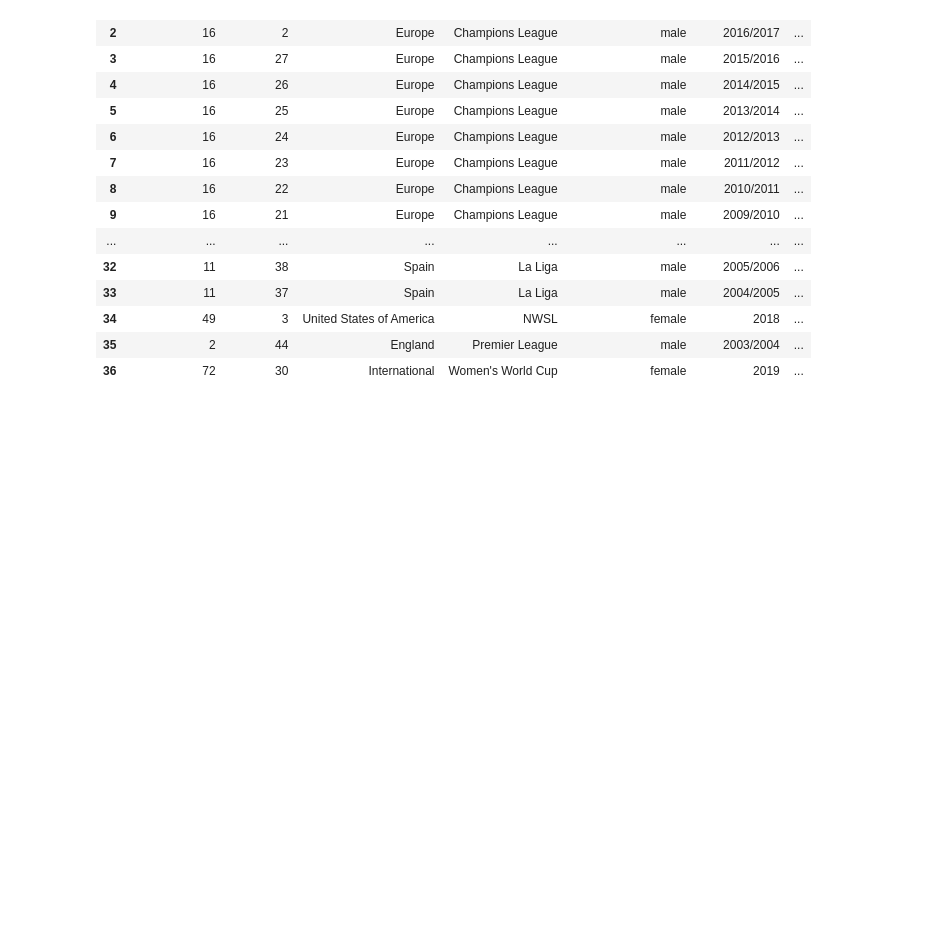
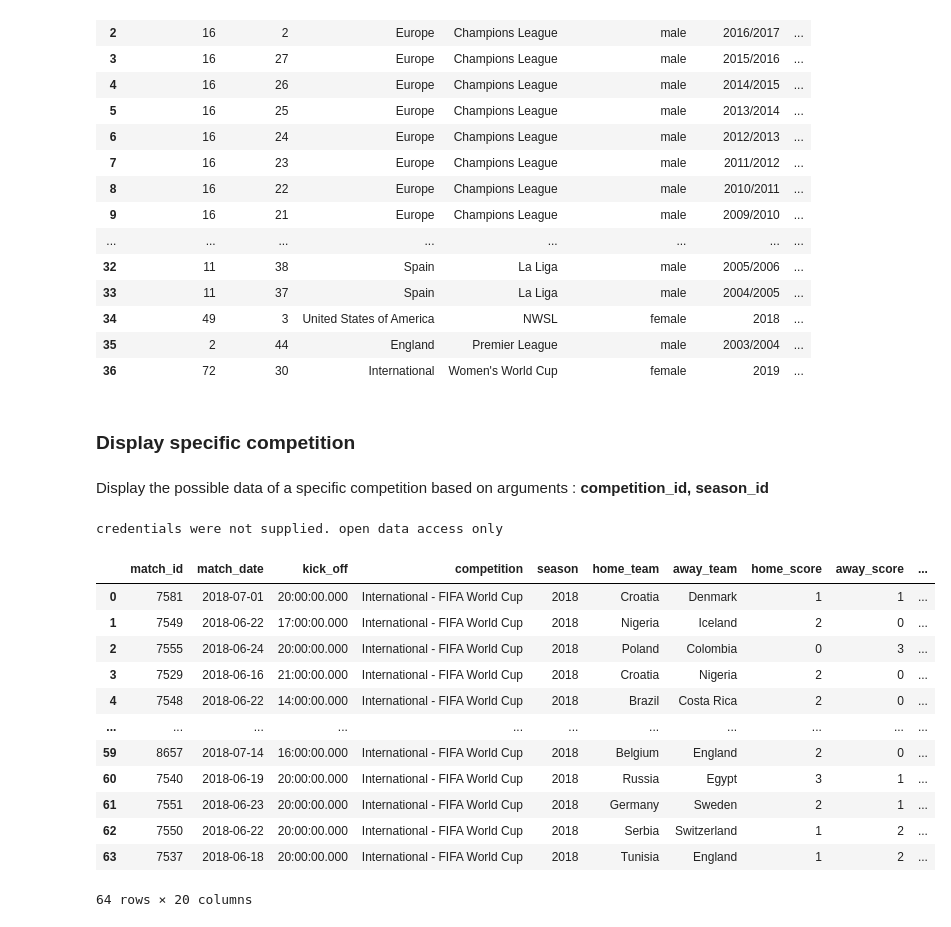
Before and after one commit to chikoungoun/Football, a Jupyter notebook: StatsBomb/Statsbomb API tuto.ipynb, the cells around one changed output. Saved outputs shown, nothing was run; the diff lists cells and outputs as text; code cells hidden in the pictures; blank space fills up the shorter version.

Commit message:
display a specific competition

```diff
--- a/StatsBomb/Statsbomb API tuto.ipynb
+++ b/StatsBomb/Statsbomb API tuto.ipynb
@@ -25,3 +25,24 @@ credentials were not supplied. open data access only
 | 34 | 49 | 3 | United States of America | NWSL | female | 2018 | ... |
 | 35 | 2 | 44 | England | Premier League | male | 2003/2004 | ... |
 | 36 | 72 | 30 | International | Women's World Cup | female | 2019 | ... |
+# %% [markdown]
+### Display specific competition
+# %% [markdown]
+Display the possible data of a specific competition based on arguments : **competition_id, season_id**
+# %%
+sb.matches(competition_id=43,season_id=3)
+# %% [output]
+credentials were not supplied. open data access only
+|  | match_id | match_date | kick_off | competition | season | home_team | away_team | home_score | away_score | ... |
+| 0 | 7581 | 2018-07-01 | 20:00:00.000 | International - FIFA World Cup | 2018 | Croatia | Denmark | 1 | 1 | ... |
+| 1 | 7549 | 2018-06-22 | 17:00:00.000 | International - FIFA World Cup | 2018 | Nigeria | Iceland | 2 | 0 | ... |
+| 2 | 7555 | 2018-06-24 | 20:00:00.000 | International - FIFA World Cup | 2018 | Poland | Colombia | 0 | 3 | ... |
+| 3 | 7529 | 2018-06-16 | 21:00:00.000 | International - FIFA World Cup | 2018 | Croatia | Nigeria | 2 | 0 | ... |
+| 4 | 7548 | 2018-06-22 | 14:00:00.000 | International - FIFA World Cup | 2018 | Brazil | Costa Rica | 2 | 0 | ... |
+| ... | ... | ... | ... | ... | ... | ... | ... | ... | ... | ... |
+| 59 | 8657 | 2018-07-14 | 16:00:00.000 | International - FIFA World Cup | 2018 | Belgium | England | 2 | 0 | ... |
+| 60 | 7540 | 2018-06-19 | 20:00:00.000 | International - FIFA World Cup | 2018 | Russia | Egypt | 3 | 1 | ... |
+| 61 | 7551 | 2018-06-23 | 20:00:00.000 | International - FIFA World Cup | 2018 | Germany | Sweden | 2 | 1 | ... |
+| 62 | 7550 | 2018-06-22 | 20:00:00.000 | International - FIFA World Cup | 2018 | Serbia | Switzerland | 1 | 2 | ... |
+| 63 | 7537 | 2018-06-18 | 20:00:00.000 | International - FIFA World Cup | 2018 | Tunisia | England | 1 | 2 | ... |
+64 rows × 20 columns
```
